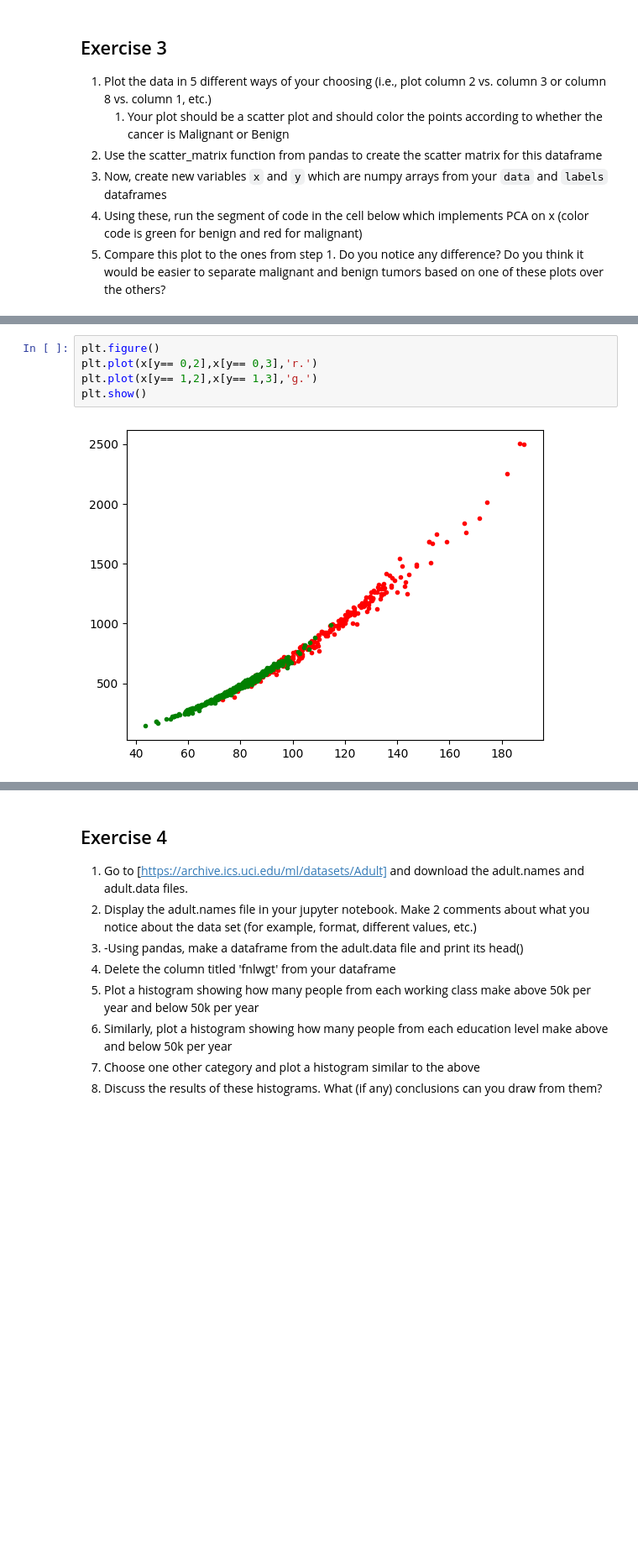
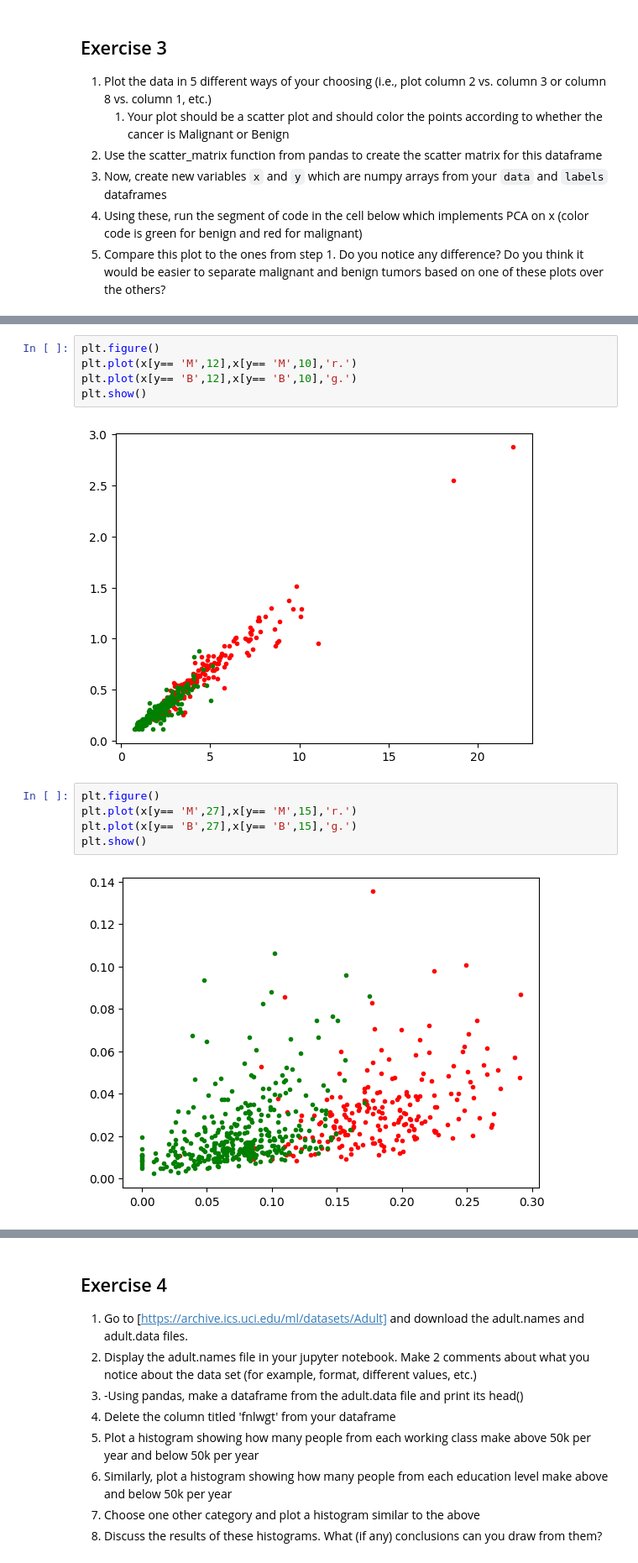
Before and after one commit to pxs4528/DATA-3401, a Jupyter notebook: Lab/Lab10/Lab10.ipynb, the cells around one changed output, grey strips where cells are left out. Shown at 84% size. Saved outputs shown, nothing was run; the diff lists cells and outputs as text; blank space fills up the shorter version.

```diff
--- a/Lab/Lab10/Lab10.ipynb
+++ b/Lab/Lab10/Lab10.ipynb
@@ -74,7 +92,14 @@ plt.show()
 # %%
 plt.figure()
-plt.plot(x[y== 0,2],x[y== 0,3],'r.')
-plt.plot(x[y== 1,2],x[y== 1,3],'g.')
+plt.plot(x[y== 'M',12],x[y== 'M',10],'r.')
+plt.plot(x[y== 'B',12],x[y== 'B',10],'g.')
 plt.show()
 # %% [output]
-[figure, old version]
+[figure, new version]
+# %%
+plt.figure()
+plt.plot(x[y== 'M',27],x[y== 'M',15],'r.')
+plt.plot(x[y== 'B',27],x[y== 'B',15],'g.')
+plt.show()
+# %% [output]
+[figure, added]
```
Also changed, not shown: parts of 15 cells of this notebook, 1 other file.
